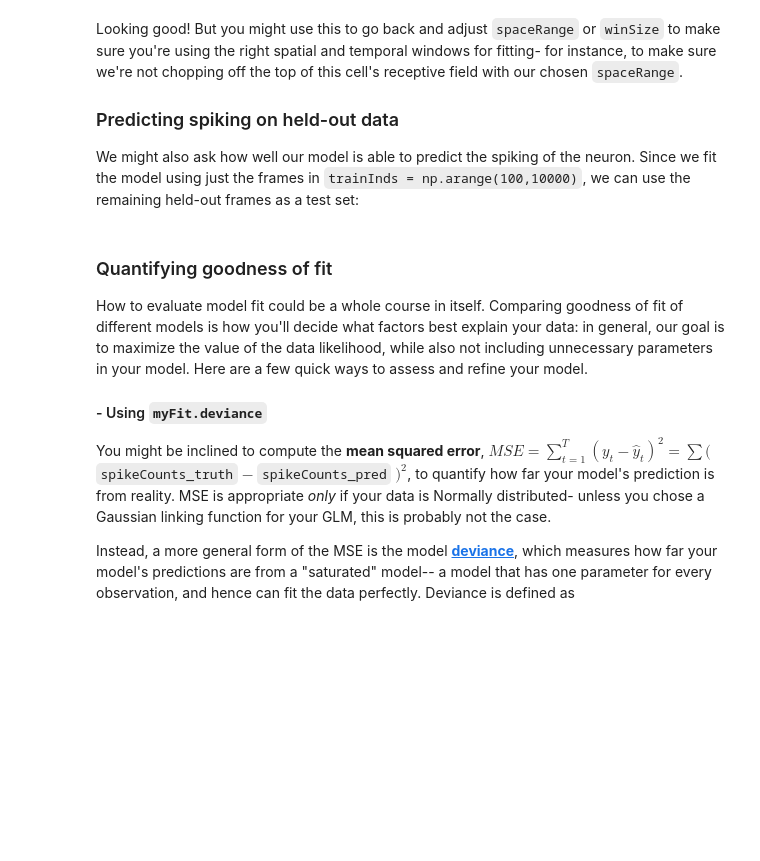
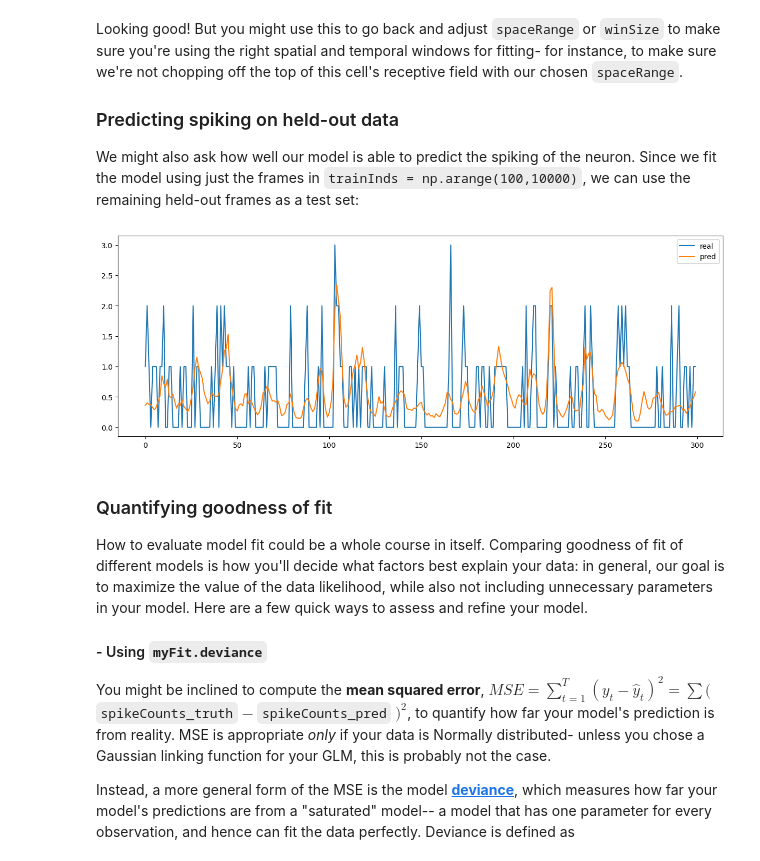
Before and after one commit to GccX11/caltech-neuro, a Jupyter notebook: 07_06_22_day2_dynamical_time_series/code/diy_notebooks/GLM_on_retinal_data.ipynb, the cells around one changed output. Cells and saved outputs as stored; diff of their text form; code cells hidden in the pictures; blank space fills up the shorter version.

```diff
--- a/07_06_22_day2_dynamical_time_series/code/diy_notebooks/GLM_on_retinal_data.ipynb
+++ b/07_06_22_day2_dynamical_time_series/code/diy_notebooks/GLM_on_retinal_data.ipynb
@@ -150,3 +205,15 @@ We might also ask how well our model is able to predict the spiking of the neuro
+# %%
+# simulated GLM response to a test set of frames
+start = 2000
+length = 300
+
+plt.figure(figsize=(15,5))
+plt.plot(spikeCounts[0, start:start+length], label='real')
+plt.plot(myFit.predict(shiftedData[start:start+length]), label='pred')
+plt.legend()
+plt.show()
+# %% [output]
+[figure, added]
 # %% [markdown]
 ### Quantifying goodness of fit
 How to evaluate model fit could be a whole course in itself. Comparing goodness of fit of different models is how you'll decide what factors best explain your data: in general, our goal is to maximize the value of the data likelihood, while also not including unnecessary parameters in your model. Here are a few quick ways to assess and refine your model.
```
Also changed, not shown: parts of 20 cells of this notebook.
